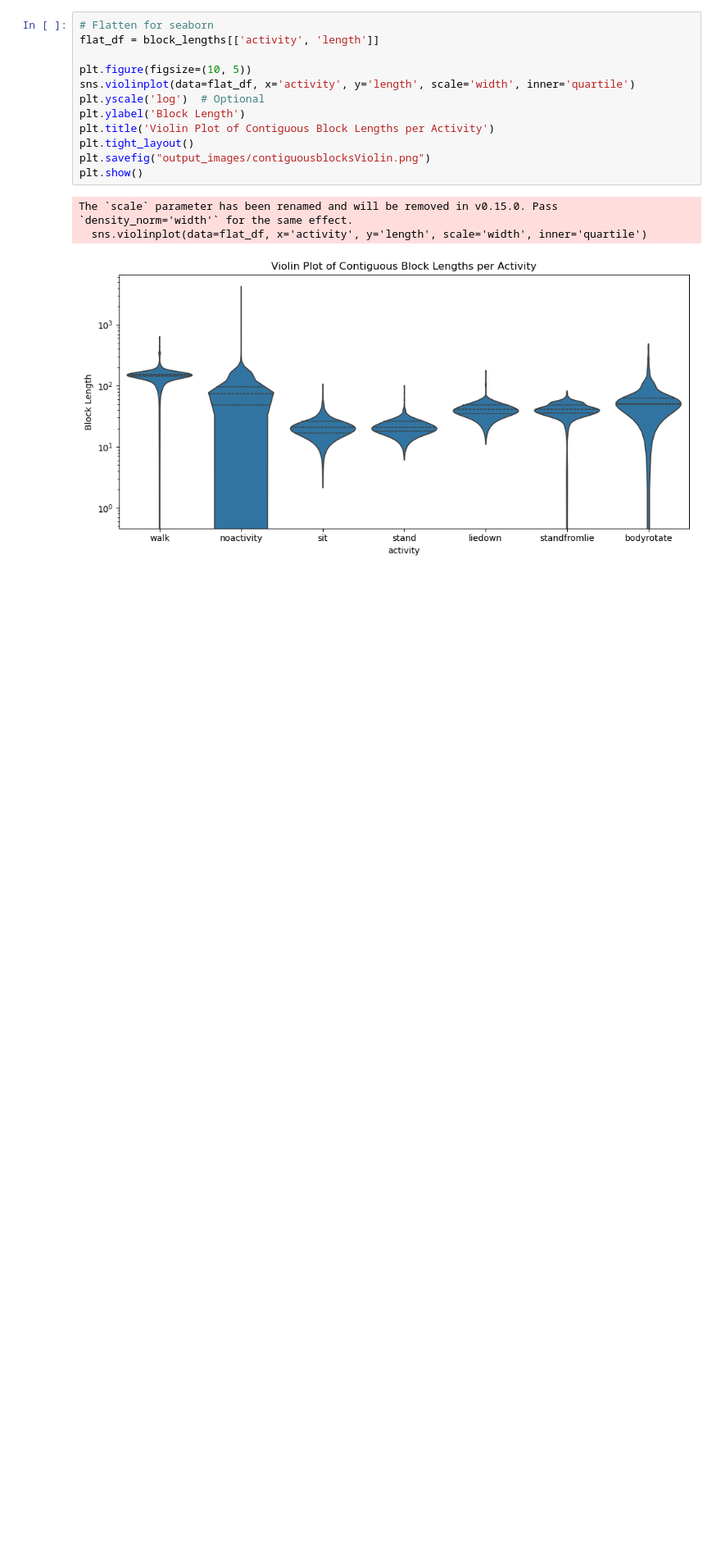
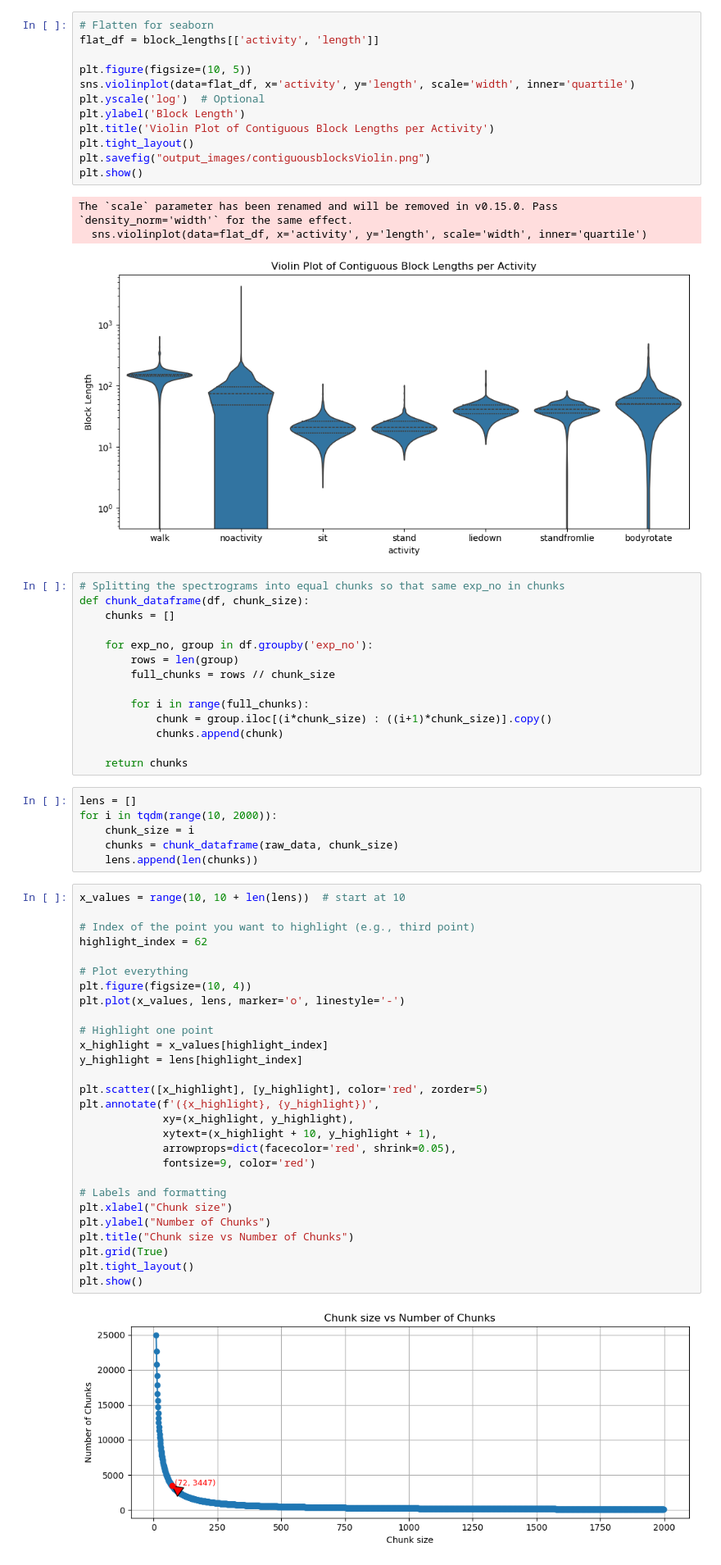
Before and after one commit to KIRANSANKAREJ/opportunisticWiFiRadarHAR, a Jupyter notebook: finalvqvae.ipynb, the cells around one changed output. Shown at 82% size. Drawn from its saved outputs; the diff is of its cells as text; blank space fills up the shorter version.

```diff
--- a/finalvqvae.ipynb
+++ b/finalvqvae.ipynb
@@ -143,3 +142,53 @@ plt.show()
 The `scale` parameter has been renamed and will be removed in v0.15.0. Pass `density_norm='width'` for the same effect.
   sns.violinplot(data=flat_df, x='activity', y='length', scale='width', inner='quartile')
 [figure]
+# %%
+# Splitting the spectrograms into equal chunks so that same exp_no in chunks
+def chunk_dataframe(df, chunk_size):
+    chunks = []
+
+    for exp_no, group in df.groupby('exp_no'):
+        rows = len(group)
+        full_chunks = rows // chunk_size
+
+        for i in range(full_chunks):
+            chunk = group.iloc[(i*chunk_size) : ((i+1)*chunk_size)].copy()
+            chunks.append(chunk)
+
+    return chunks
+# %%
+lens = []
+for i in tqdm(range(10, 2000)):
+    chunk_size = i
+    chunks = chunk_dataframe(raw_data, chunk_size)
+    lens.append(len(chunks))
+# %%
+x_values = range(10, 10 + len(lens))  # start at 10
+
+# Index of the point you want to highlight (e.g., third point)
+highlight_index = 62
+
+# Plot everything
+plt.figure(figsize=(10, 4))
+plt.plot(x_values, lens, marker='o', linestyle='-')
+
+# Highlight one point
+x_highlight = x_values[highlight_index]
+y_highlight = lens[highlight_index]
+
+plt.scatter([x_highlight], [y_highlight], color='red', zorder=5)
+plt.annotate(f'({x_highlight}, {y_highlight})',
+             xy=(x_highlight, y_highlight),
+             xytext=(x_highlight + 10, y_highlight + 1),
+             arrowprops=dict(facecolor='red', shrink=0.05),
+             fontsize=9, color='red')
+
+# Labels and formatting
+plt.xlabel("Chunk size")
+plt.ylabel("Number of Chunks")
+plt.title("Chunk size vs Number of Chunks")
+plt.grid(True)
+plt.tight_layout()
+plt.show()
+# %% [output]
+[figure, added]
```
Also changed, not shown: parts of 5 cells of this notebook, 2 other files.
